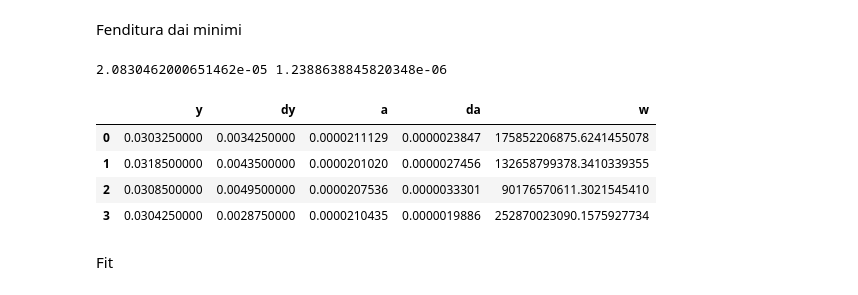
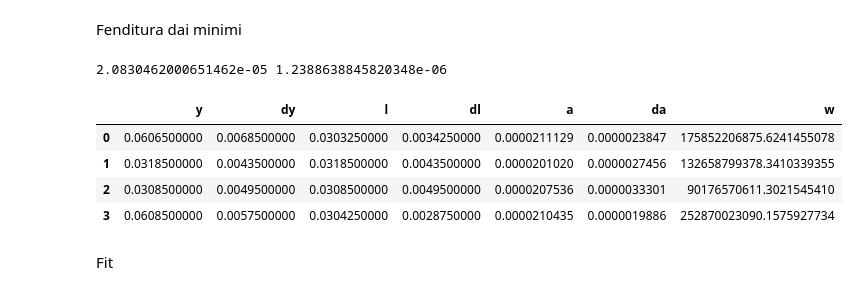
Before and after one commit to Vayxen/Lab2-Ottica-1, a Jupyter notebook: code/slit_0.02.ipynb, the cells around one changed output. Cells and saved outputs as stored; diff of their text form; code cells hidden in the pictures.

```diff
--- a/code/slit_0.02.ipynb
+++ b/code/slit_0.02.ipynb
@@ -122,37 +122,39 @@ Fenditura dai minimi
 # %%
 mins_df = pd.DataFrame({
     'y': [
         abs(min[0] + min[1]) / 2
         for min in minimums
     ],
     'dy': [
         abs(min[0] - min[1]) / 2
         for min in minimums
     ],
 })
 
-mins_df.loc[[0, 3], :] /= 2
+mins_df['l'] = mins_df.y
+mins_df['dl'] = mins_df.dy
+mins_df.loc[[0, 3], ['l', 'dl']] /= 2
 
-mins_df['a'] =  mins_df.apply(lambda r: wave_length * distance / r.y, axis=1)
+mins_df['a'] =  mins_df.apply(lambda r: wave_length * distance / r.l, axis=1)
 mins_df['da'] =  mins_df.apply(lambda r: np.sqrt(
-    (1e-3 / distance)**2 + (r.dy / r.y)**2
+    (1e-3 / distance)**2 + (r.dl / r.l)**2
 ) * r.a, axis=1)
 mins_df['w'] = mins_df.da.to_numpy()**-2
 
 print(
     np.average(mins_df.a, weights=mins_df.w),
     1 / np.sqrt(np.sum(mins_df.w))
 )
 
 pd.options.display.float_format = '{:.10f}'.format
 mins_df
 # %% [output]
 2.0830462000651462e-05 1.2388638845820348e-06
-|  | y | dy | a | da | w |
-| 0 | 0.0303250000 | 0.0034250000 | 0.0000211129 | 0.0000023847 | 175852206875.6241455078 |
-| 1 | 0.0318500000 | 0.0043500000 | 0.0000201020 | 0.0000027456 | 132658799378.3410339355 |
-| 2 | 0.0308500000 | 0.0049500000 | 0.0000207536 | 0.0000033301 | 90176570611.3021545410 |
-| 3 | 0.0304250000 | 0.0028750000 | 0.0000210435 | 0.0000019886 | 252870023090.1575927734 |
+|  | y | dy | l | dl | a | da | w |
+| 0 | 0.0606500000 | 0.0068500000 | 0.0303250000 | 0.0034250000 | 0.0000211129 | 0.0000023847 | 175852206875.6241455078 |
+| 1 | 0.0318500000 | 0.0043500000 | 0.0318500000 | 0.0043500000 | 0.0000201020 | 0.0000027456 | 132658799378.3410339355 |
+| 2 | 0.0308500000 | 0.0049500000 | 0.0308500000 | 0.0049500000 | 0.0000207536 | 0.0000033301 | 90176570611.3021545410 |
+| 3 | 0.0608500000 | 0.0057500000 | 0.0304250000 | 0.0028750000 | 0.0000210435 | 0.0000019886 | 252870023090.1575927734 |
 # %% [markdown]
 Fit
 # %%
```
Also changed, not shown: 4 other files.
